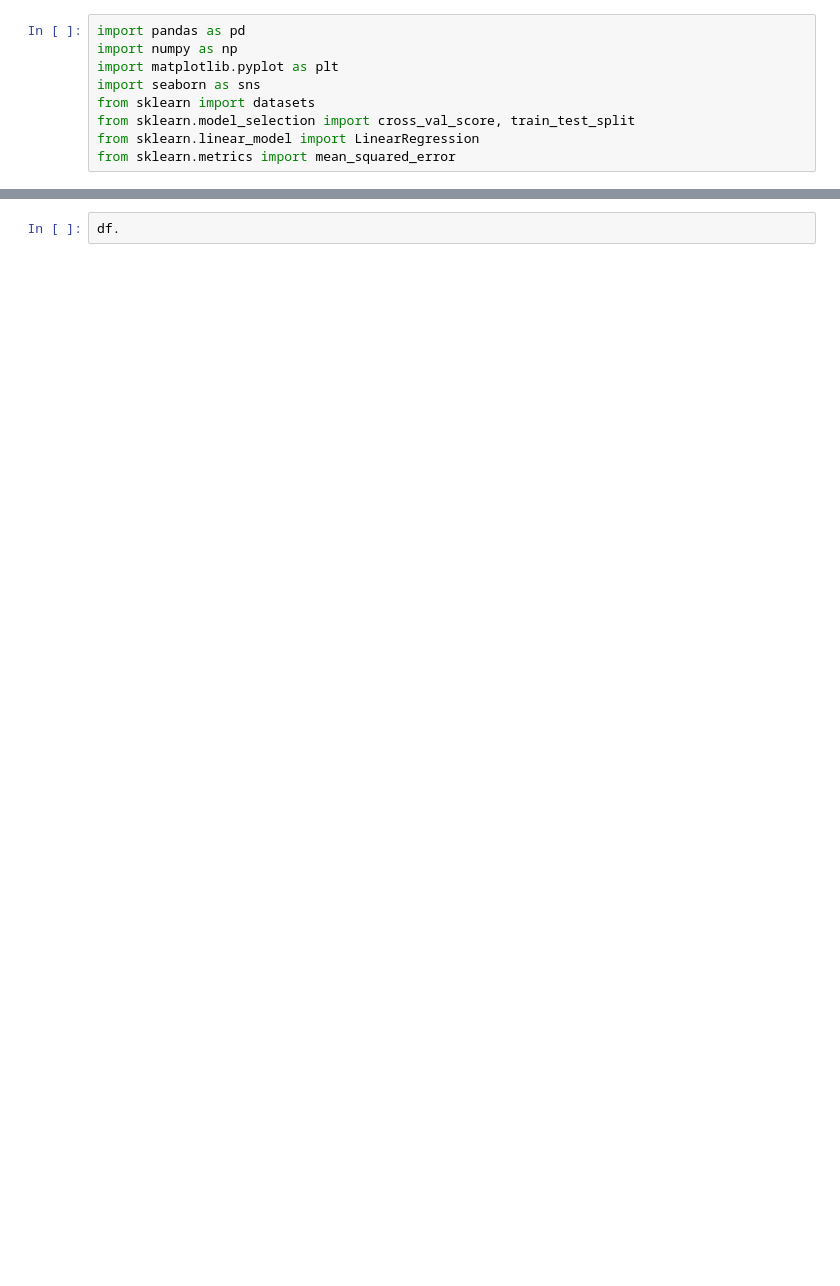
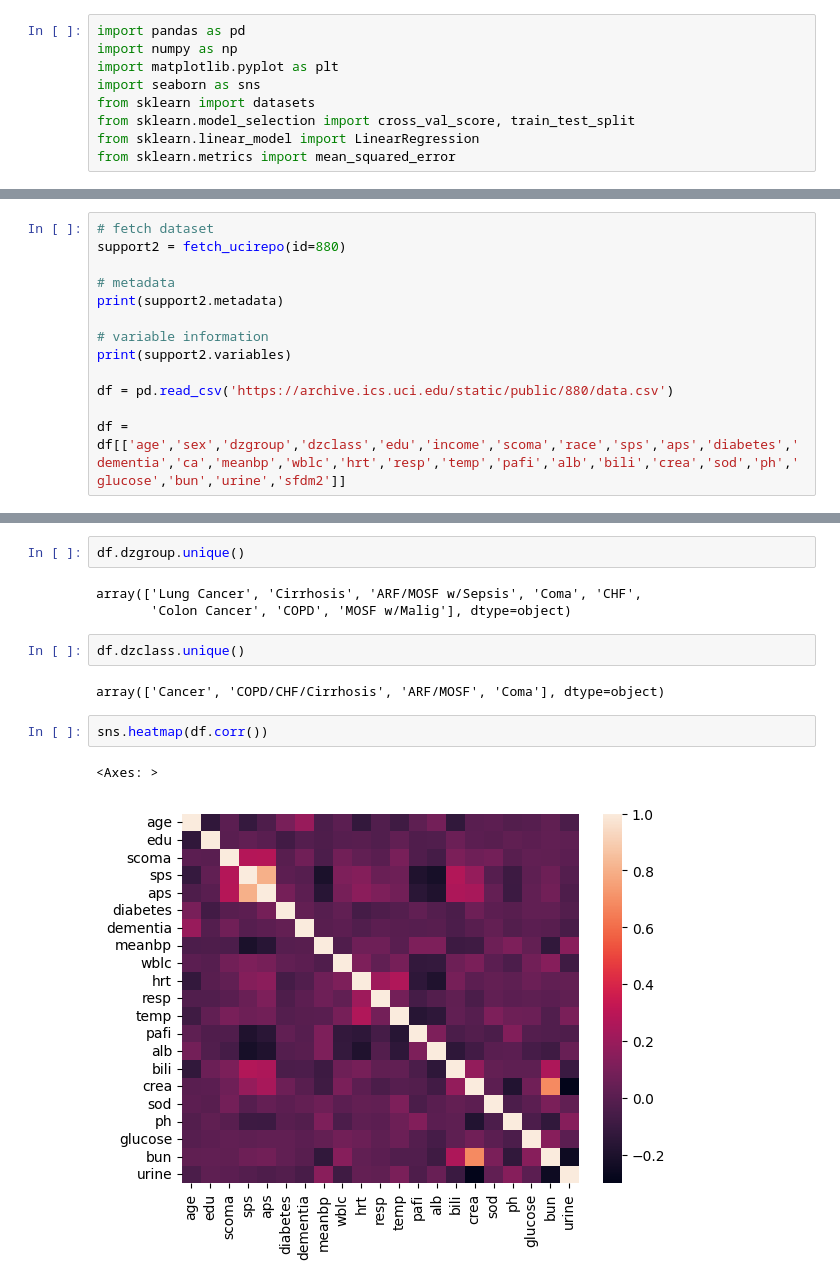
Before and after one commit to sebastian-dv/CSE-151A-Project, a Jupyter notebook: SUPPORT2_Notebook.ipynb, the cells around one changed output, grey strips where cells are left out. Cells and saved outputs as stored; diff of their text form; blank space fills up the shorter version.

```diff
--- a/SUPPORT2_Notebook.ipynb
+++ b/SUPPORT2_Notebook.ipynb
@@ -68,0 +21,13 @@ df
+# %%
+# fetch dataset
+support2 = fetch_ucirepo(id=880)
+
+# metadata
+print(support2.metadata)
+
+# variable information
+print(support2.variables)
+
+df = pd.read_csv('https://archive.ics.uci.edu/static/public/880/data.csv')
+
+df = df[['age','sex','dzgroup','dzclass','edu','income','scoma','race','sps','aps','diabetes','dementia','ca','meanbp','wblc','hrt','resp','temp','pafi','alb','bili','crea','sod','ph','glucose','bun','urine','sfdm2']]
@@ -88,3 +75,15 @@ adlsc          0
 dtype: int64
 # %%
-df.
+df.dzgroup.unique()
+# %% [output]
+array(['Lung Cancer', 'Cirrhosis', 'ARF/MOSF w/Sepsis', 'Coma', 'CHF',
+       'Colon Cancer', 'COPD', 'MOSF w/Malig'], dtype=object)
+# %%
+df.dzclass.unique()
+# %% [output]
+array(['Cancer', 'COPD/CHF/Cirrhosis', 'ARF/MOSF', 'Coma'], dtype=object)
+# %%
+sns.heatmap(df.corr())
+# %% [output]
+<Axes: >
+[figure, added]
```
Also changed, not shown: parts of 6 cells of this notebook.
